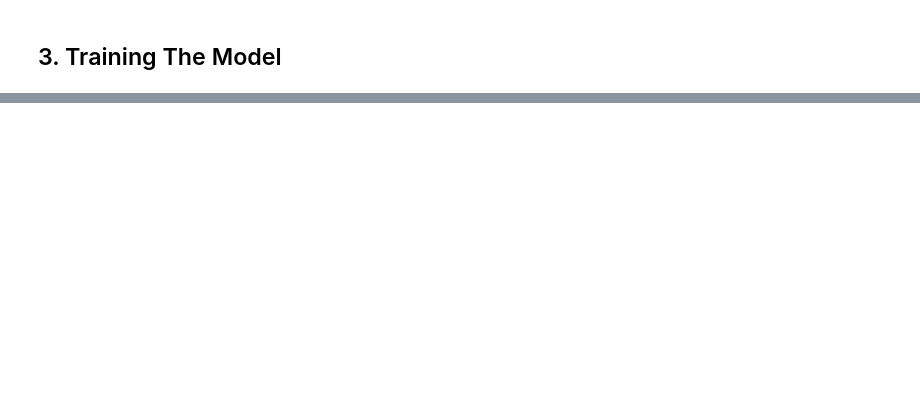
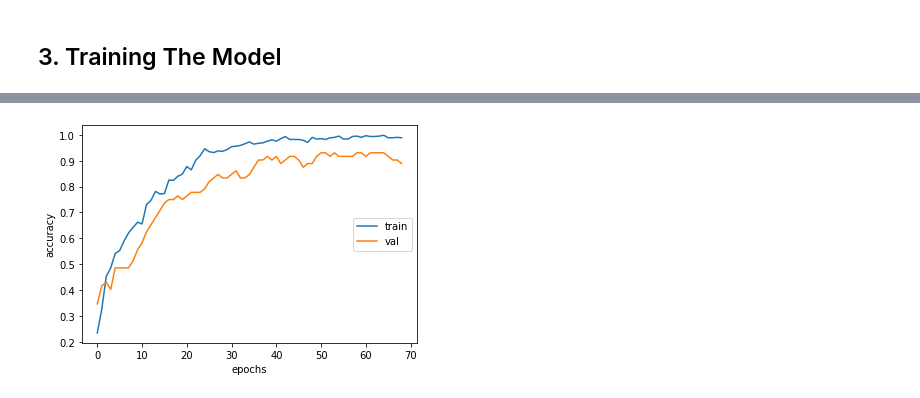
Before and after one commit to mohcenaouadj/Chest-Cancer-Classification, a Jupyter notebook: main.ipynb, the cells around one changed output, grey strips where cells are left out. Saved outputs shown, nothing was run; the diff lists cells and outputs as text; code cells hidden in the pictures; blank space fills up the shorter version.

Commit message:
Kaggle Notebook | Chest Cancer Classification With RESNET50 | Version 4

```diff
--- a/main.ipynb
+++ b/main.ipynb
@@ -220,0 +296,13 @@ plt.show()
+# %%
+resnet_model = ResNet50(include_top=False, pooling='avg', weights='imagenet',
+                     input_shape = (303,430, 3))
+
+
+model = Sequential()
+model.add(resnet_model)
+model.add(Dropout(0.6))
+model.add(Flatten())
+model.add(BatchNormalization())
+model.add(Dropout(0.6))
+model.add(Dense(N_CLASSES, activation='softmax'))
+model.summary()
@@ -220,0 +327,12 @@ plt.show()
+# %%
+optimizer = optimizers.Adam(learning_rate= 0.00001, decay= 1e-6)
+checkpointer = ModelCheckpoint('./chest_CT_ResNet50.hdf5', monitor='val_loss', verbose = 1,save_best_only=True)
+early_stopping = EarlyStopping(verbose=1, patience=15)
+# %%
+model.compile(optimizer=optimizer, loss = 'categorical_crossentropy', metrics = ['accuracy'])
+history_res = model.fit(train_generator,
+                    steps_per_epoch = 20,
+                    epochs = 100,
+                    verbose = 1,
+                    validation_data = valid_generator,
+                    callbacks = [checkpointer, early_stopping])
@@ -220,0 +365,9 @@ plt.show()
+# %%
+plt.plot(history_res.history['accuracy'], label = 'train',)
+plt.plot(history_res.history['val_accuracy'], label = 'val')
+plt.legend(loc = 'right')
+plt.xlabel('epochs')
+plt.ylabel('accuracy')
+plt.show()
+# %% [output]
+[figure, added]
```
Also changed, not shown: parts of 18 cells of this notebook.
